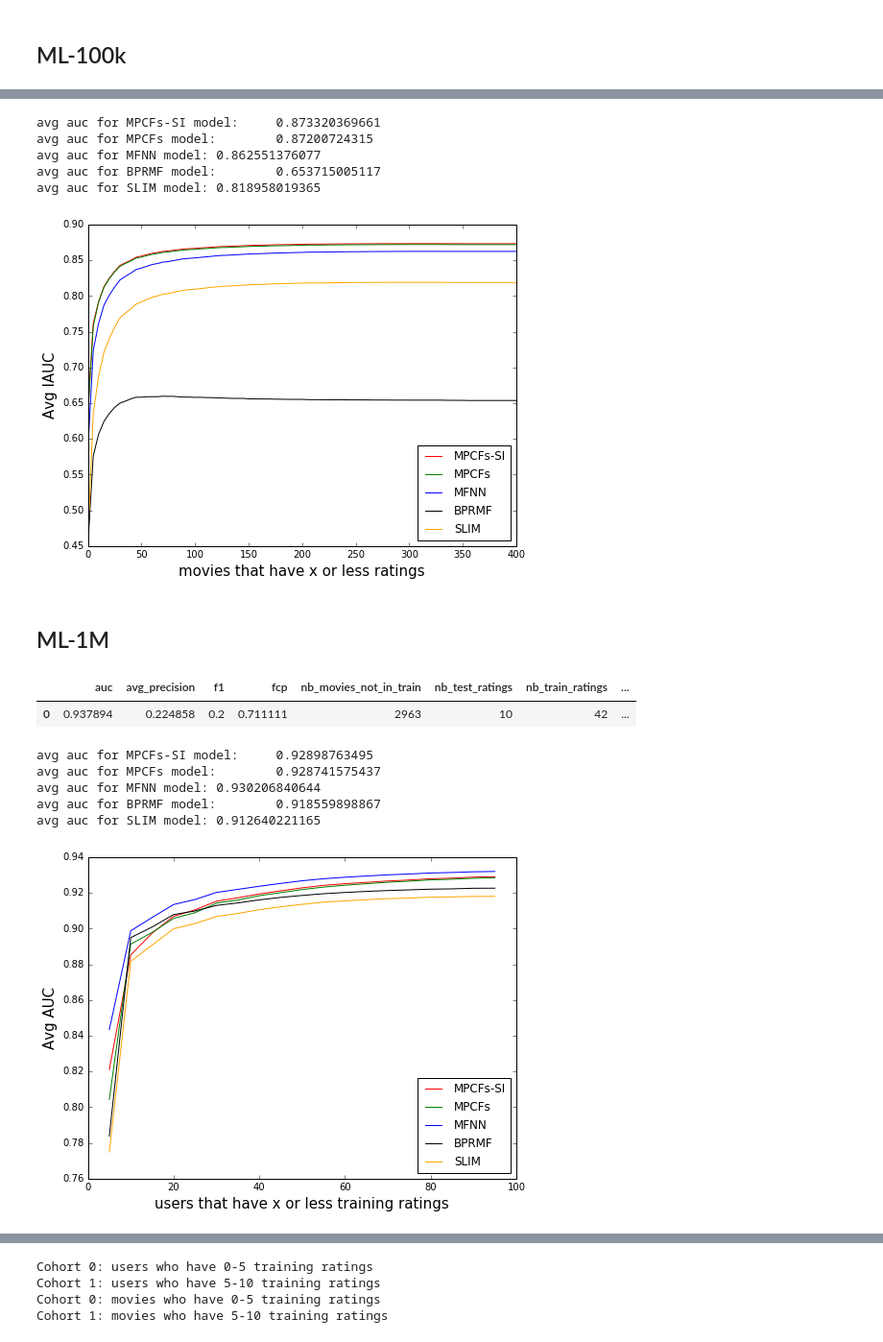
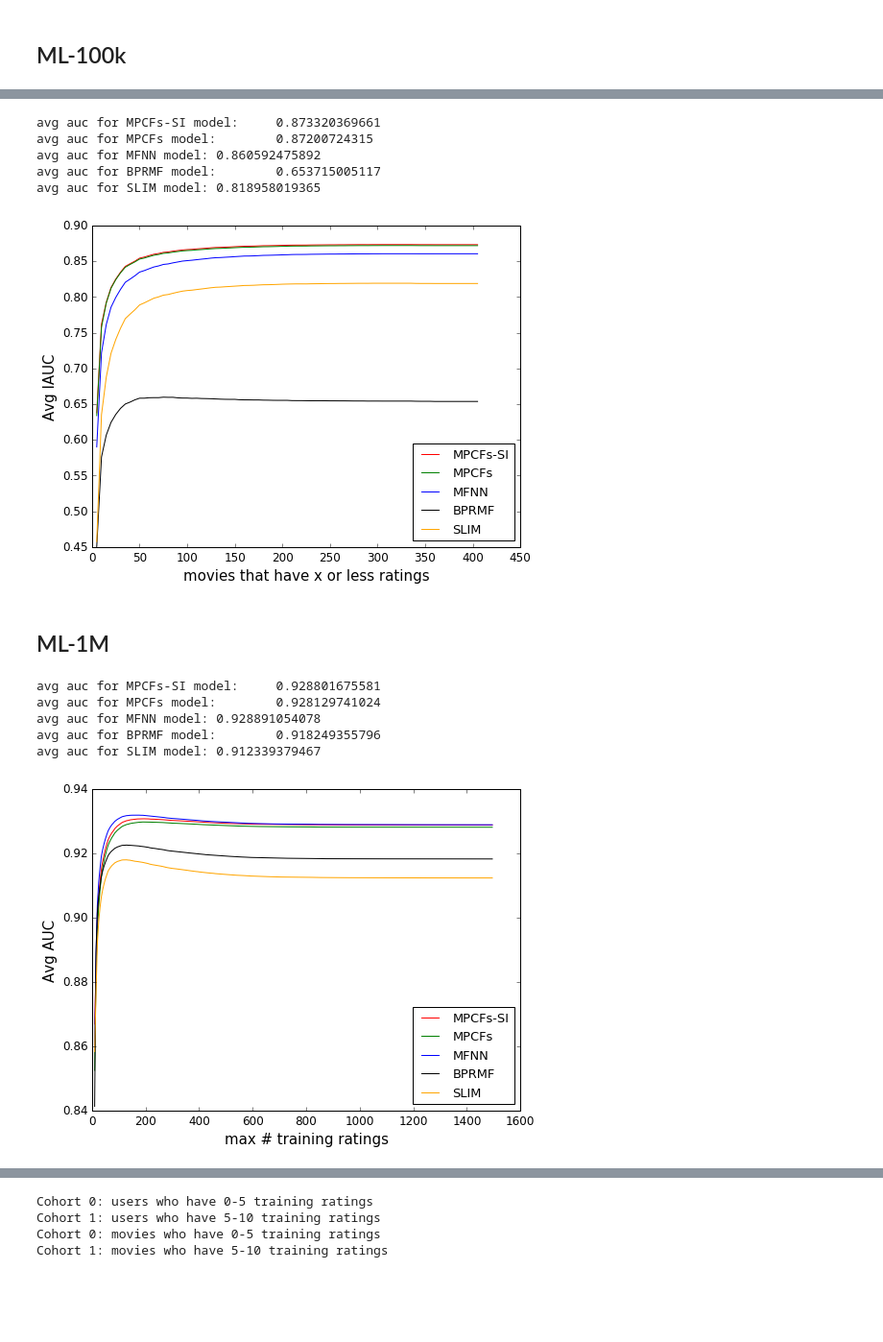
Before and after one commit to marcuniq/bsc-thesis, a Jupyter notebook: code/ipynb/figures for thesis.ipynb, the cells around one changed output, grey strips where cells are left out. Shown at 96% size. Drawn from its saved outputs; the diff is of its cells as text; code cells hidden in the pictures; blank space fills up the shorter version.

```diff
--- a/code/ipynb/figures for thesis.ipynb
+++ b/code/ipynb/figures for thesis.ipynb
@@ -224,7 +306,7 @@ avg fcp for SLIM model: 0.716026279715
 # %%
 mpcf_si_metrics = pd.read_csv('../metrics/mpcf-si/2016-06-27_08.23.04_si_ml-100k_e20_tt-0.7_task-1_movie-metrics.csv')
 mpcf_metrics = pd.read_csv('../metrics/mpcf/2016-06-20_18.30.50_no-si_ml-100k_e20_tt-0.7_base_movie-metrics.csv')
-mfnn_metrics = pd.read_csv('../metrics/mfnn/2016-06-29_19.46.38_mfnn_ml-100k_e20_tt-0.7_task-5_movie-metrics.csv')
+mfnn_metrics = pd.read_csv('../metrics/mfnn/2016-07-06_00.04.50_mfnn_ml-100k_e20_tt-0.7_task-13_movie-metrics.csv')
 bprmf_metrics = pd.read_csv('../metrics/bprmf/2016-05-27_16.15.55_bprmf_ml-100k_e20_tt-0.7_task-20_movie-metrics.csv')
 slim_metrics = pd.read_csv('../metrics/slim/2016-05-31_15.17.43_slim_ml-100k_e5_tt-0.7_task-16_movie-metrics.csv')
 
@@ -241,20 +323,9 @@ fig = plot_metric(slim_metrics, 'auc', step=step,cumulative=True, mlabel='SLIM',
 # %% [output]
 avg auc for MPCFs-SI model:     0.873320369661
 avg auc for MPCFs model:        0.87200724315
-avg auc for MFNN model: 0.862551376077
+avg auc for MFNN model: 0.860592475892
 avg auc for BPRMF model:        0.653715005117
 avg auc for SLIM model: 0.818958019365
-[figure, old version]
+[figure, new version]
 # %% [markdown]
 ## ML-1M
-# %%
-mpcf_si_metrics = pd.read_csv('../metrics/mpcf-si/2016-06-29_13.23.36_si_ml-1m_e20_tt-0.7_task-0_user-metrics.csv')
-mpcf_metrics = pd.read_csv('../metrics/mpcf/2016-05-27_20.57.43_no-si_ml-1m_e20_tt-0.7_task-22_user-metrics.csv')
-mfnn_metrics = pd.read_csv('../metrics/mfnn/2016-06-25_22.58.04_mfnn_ml-1m_e10_tt-0.7_task-0_user-metrics.csv')
-bprmf_metrics = pd.read_csv('../metrics/bprmf/2016-05-24_18.04.12_bprmf_ml-1m_e20_tt-0.7_task-19_user-metrics.csv')
-slim_metrics = pd.read_csv('../metrics/slim/2016-05-31_15.25.26_slim_ml-1m_e5_tt-0.7_task-10_user-metrics.csv')
-
-mpcf_si_metrics.head(1)
-# %% [output]
-|  | auc | avg_precision | f1 | fcp | nb_movies_not_in_train | nb_test_ratings | nb_train_ratings | ... |
-| 0 | 0.937894 | 0.224858 | 0.2 | 0.711111 | 2963 | 10 | 42 | ... |
@@ -261,19 +356,56 @@ mpcf_si_metrics.head(1)
+# %%
+metrics = pd.read_csv('../metrics/mfnn/2016-07-06_10.04.44_mfnn_ml-1m_e10_tt-0.7_task-0_user-metrics.csv')
+cv_paths = [
+'../metrics/mfnn/2016-07-07_19.50.15_mfnn_ml-1m_e10_tt-0.7_train-2_user-metrics.csv',
+'../metrics/mfnn/2016-07-07_19.49.55_mfnn_ml-1m_e10_tt-0.7_train-3_user-metrics.csv',
+'../metrics/mfnn/2016-07-07_19.51.28_mfnn_ml-1m_e10_tt-0.7_train-4_user-metrics.csv',
+'../metrics/mfnn/2016-07-07_19.51.20_mfnn_ml-1m_e10_tt-0.7_train-5_user-metrics.csv',
+]
+for cv in cv_paths:
+    metrics = metrics.append(pd.read_csv(cv))
+
+mfnn_metrics = metrics #metrics.groupby('user_id').mean()
+# %%
+metrics = pd.read_csv('../metrics/bprmf/2016-05-24_18.04.12_bprmf_ml-1m_e20_tt-0.7_task-19_user-metrics.csv')
+cv_paths = [
+'../metrics/bprmf/2016-06-22_18.14.33_bprmf_ml-1m_e20_tt-0.7_train-2_task-0_user-metrics.csv',
+'../metrics/bprmf/2016-06-22_18.15.52_bprmf_ml-1m_e20_tt-0.7_train-3_task-0_user-metrics.csv',
+'../metrics/bprmf/2016-06-22_18.16.36_bprmf_ml-1m_e20_tt-0.7_train-4_task-0_user-metrics.csv',
+'../metrics/bprmf/2016-06-22_18.16.59_bprmf_ml-1m_e20_tt-0.7_train-5_task-0_user-metrics.csv',
+]
+for cv in cv_paths:
+    metrics = metrics.append(pd.read_csv(cv))
+
+bprmf_metrics = metrics #metrics.groupby('user_id').mean()
+# %%
+metrics = pd.read_csv('../metrics/slim/2016-05-31_15.25.26_slim_ml-1m_e5_tt-0.7_task-10_user-metrics.csv')
+cv_paths = [
+'../metrics/slim/2016-06-22_14.44.11_slim_ml-1m_e5_tt-0.7_train-2_task-0_user-metrics.csv',
+'../metrics/slim/2016-06-22_14.44.37_slim_ml-1m_e5_tt-0.7_train-3_task-0_user-metrics.csv',
+'../metrics/slim/2016-06-22_14.45.33_slim_ml-1m_e5_tt-0.7_train-4_task-0_user-metrics.csv',
+'../metrics/slim/2016-06-22_14.46.16_slim_ml-1m_e5_tt-0.7_train-5_task-0_user-metrics.csv',
+]
+for cv in cv_paths:
+    metrics = metrics.append(pd.read_csv(cv))
+
+slim_metrics = metrics #metrics.groupby('user_id').mean()
 # %%
 step=5
 loc='lower right'
-nb_cohorts=20
+nb_cohorts=None
 fig = plot_metric(mpcf_si_metrics, 'auc', step=step,cumulative=True,
                   mlabel='MPCFs-SI',
-                  xlabel='users that have x or less training ratings',
+                  xlabel='max # training ratings',
                   ylabel='Avg AUC', loc=loc, nb_cohorts=nb_cohorts)
 fig = plot_metric(mpcf_metrics, 'auc', step=step,cumulative=True, mlabel='MPCFs', fig=fig, color='g', loc=loc, nb_cohorts=nb_cohorts)
 fig = plot_metric(mfnn_metrics, 'auc', step=step,cumulative=True, mlabel='MFNN', fig=fig, color='b', loc=loc, nb_cohorts=nb_cohorts)
 fig = plot_metric(bprmf_metrics, 'auc', step=step,cumulative=True, mlabel='BPRMF', fig=fig, color='black', loc=loc, nb_cohorts=nb_cohorts)
 fig = plot_metric(slim_metrics, 'auc', step=step,cumulative=True, mlabel='SLIM', fig=fig, color='orange', loc=loc, nb_cohorts=nb_cohorts)
+plt.savefig('../../thesis/section-chapter2/figures/ml-1m_comparison.pdf')
 # %% [output]
-avg auc for MPCFs-SI model:     0.92898763495
-avg auc for MPCFs model:        0.928741575437
-avg auc for MFNN model: 0.930206840644
-avg auc for BPRMF model:        0.918559898867
-avg auc for SLIM model: 0.912640221165
+avg auc for MPCFs-SI model:     0.928801675581
+avg auc for MPCFs model:        0.928129741024
+avg auc for MFNN model: 0.928891054078
+avg auc for BPRMF model:        0.918249355796
+avg auc for SLIM model: 0.912339379467
-[figure, old version]
+[figure, new version]
```
Also changed, not shown: parts of 27 cells of this notebook, 6 other files.
